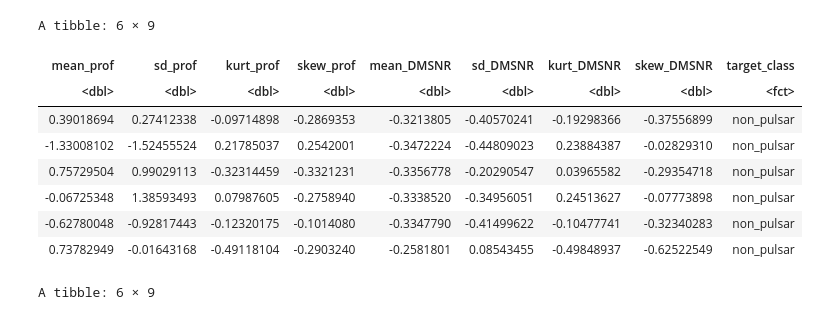
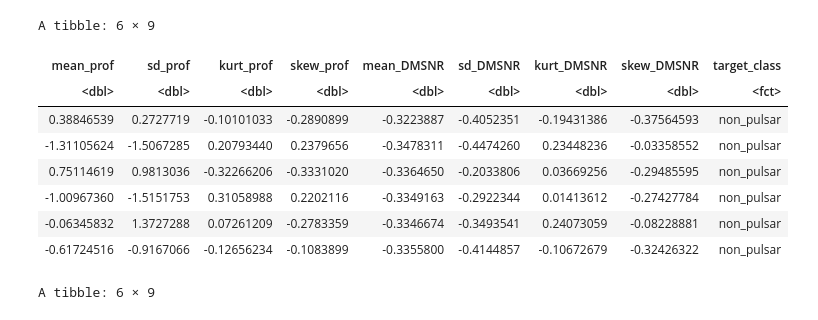
Before and after one commit to NicoRui/DSCI_100_Project, a Jupyter notebook: Proposal.ipynb, the cells around one changed output. Saved outputs shown, nothing was run; the diff lists cells and outputs as text; code cells hidden in the pictures.

```diff
--- a/Proposal.ipynb
+++ b/Proposal.ipynb
@@ -33,15 +42,14 @@ The following objects are masked from ‘package:tidyr’:
 # %%
-pulsar_base_data = read_csv("pulsar_data_train.csv", skip = 1,
+#reading the dataset and shortening the column names
+pulsar_base_data = read_csv("https://raw.githubusercontent.com/NicoRui/DSCI_100_Project/main/pulsar_data_train.csv", skip = 1,
                             col_names = c("mean_prof", "sd_prof",
                                           "kurt_prof", "skew_prof", "mean_DMSNR",
                                           "sd_DMSNR","kurt_DMSNR","skew_DMSNR", "target_class")) %>%
                     mutate(target_class = as_factor(target_class)) %>%
                     mutate(target_class = fct_recode(target_class,
                                                     "non_pulsar" = '0',
-                                                    "pulsar" = '1')) %>%
-                    drop_na()
+                                                    "pulsar" = '1'))
 
-colnames(pulsar_base_data)
 head(pulsar_base_data)
 # %% [output]
 Parsed with column specification:
@@ -95,10 +101,15 @@ A tibble: 6 × 9
 # %%
 # Table of some summary statistics fore each variable
-summary_train_large = pulsar_train %>%
+summary(pulsar_train)
+
+#Pulsar train and test with no NAs
+pulsar_train_noNA = drop_na(pulsar_train)
+pulsar_test_noNA = drop_na(pulsar_test)
+
+#Distributional Characteristics with no NAs
+summary_train_distribution = pulsar_train_noNA %>%
     group_by(target_class) %>%
-    summarize_all(list(mean = mean, sd = sd, min = min, max = max)) %>%
-    pivot_longer(cols = mean_prof_mean:skew_DMSNR_max,
-                names_to = "summary_data",
-                values_to = "values")
-summary_train_large
+    summarize_all(list(mean = mean, sd = sd)) %>%
+    mutate(across(where(is.numeric), round, 3))
+summary_train_distribution
 # %% [output]
@@ -115,28 +140,28 @@ A tibble: 64 × 3
 # %%
 #Standardization of all predictor variables
-pulsar_recipe_train = recipe(target_class~., data = pulsar_train) %>%
+pulsar_recipe_train = recipe(target_class~., data = pulsar_train_noNA) %>%
                     step_scale(all_predictors()) %>%
                     step_center(all_predictors()) %>%
                     prep()
-scaled_pulsar_train = bake(pulsar_recipe, pulsar_train)
+scaled_pulsar_train = bake(pulsar_recipe_train, pulsar_train_noNA)
 head(scaled_pulsar_train)
 
-pulsar_recipe_test = recipe(target_class~., data = pulsar_test) %>%
+pulsar_recipe_test = recipe(target_class~., data = pulsar_test_noNA) %>%
                     step_scale(all_predictors()) %>%
                     step_center(all_predictors()) %>%
                     prep()
-scaled_pulsar_test = bake(pulsar_recipe, pulsar_test)
+scaled_pulsar_test = bake(pulsar_recipe_test, pulsar_test_noNA)
 head(scaled_pulsar_test)
 # %% [output]
 A tibble: 6 × 9
 | mean_prof | sd_prof | kurt_prof | skew_prof | mean_DMSNR | sd_DMSNR | kurt_DMSNR | skew_DMSNR | target_class |
 | <dbl> | <dbl> | <dbl> | <dbl> | <dbl> | <dbl> | <dbl> | <dbl> | <fct> |
-| 0.39018694 | 0.27412338 | -0.09714898 | -0.2869353 | -0.3213805 | -0.40570241 | -0.19298366 | -0.37556899 | non_pulsar |
-| -1.33008102 | -1.52455524 | 0.21785037 | 0.2542001 | -0.3472224 | -0.44809023 | 0.23884387 | -0.02829310 | non_pulsar |
-| 0.75729504 | 0.99029113 | -0.32314459 | -0.3321231 | -0.3356778 | -0.20290547 | 0.03965582 | -0.29354718 | non_pulsar |
-| -0.06725348 | 1.38593493 | 0.07987605 | -0.2758940 | -0.3338520 | -0.34956051 | 0.24513627 | -0.07773898 | non_pulsar |
-| -0.62780048 | -0.92817443 | -0.12320175 | -0.1014080 | -0.3347790 | -0.41499622 | -0.10477741 | -0.32340283 | non_pulsar |
-| 0.73782949 | -0.01643168 | -0.49118104 | -0.2903240 | -0.2581801 | 0.08543455 | -0.49848937 | -0.62522549 | non_pulsar |
+| 0.38846539 | 0.2727719 | -0.10101033 | -0.2890899 | -0.3223887 | -0.4052351 | -0.19431386 | -0.37564593 | non_pulsar |
+| -1.31105624 | -1.5067285 | 0.20793440 | 0.2379656 | -0.3478311 | -0.4474260 | 0.23448236 | -0.03358552 | non_pulsar |
+| 0.75114619 | 0.9813036 | -0.32266206 | -0.3331020 | -0.3364650 | -0.2033806 | 0.03669256 | -0.29485595 | non_pulsar |
+| -1.00967360 | -1.5151753 | 0.31058988 | 0.2202116 | -0.3349163 | -0.2922344 | 0.01413612 | -0.27427784 | non_pulsar |
+| -0.06345832 | 1.3727288 | 0.07261209 | -0.2783359 | -0.3346674 | -0.3493541 | 0.24073059 | -0.08228881 | non_pulsar |
+| -0.61724516 | -0.9167066 | -0.12656234 | -0.1083899 | -0.3355800 | -0.4144857 | -0.10672679 | -0.32426322 | non_pulsar |
 A tibble: 6 × 9
 | mean_prof | sd_prof | kurt_prof | skew_prof | mean_DMSNR | sd_DMSNR | kurt_DMSNR | skew_DMSNR | target_class |
 | <dbl> | <dbl> | <dbl> | <dbl> | <dbl> | <dbl> | <dbl> | <dbl> | <fct> |
```
Also changed, not shown: parts of 19 cells of this notebook.
